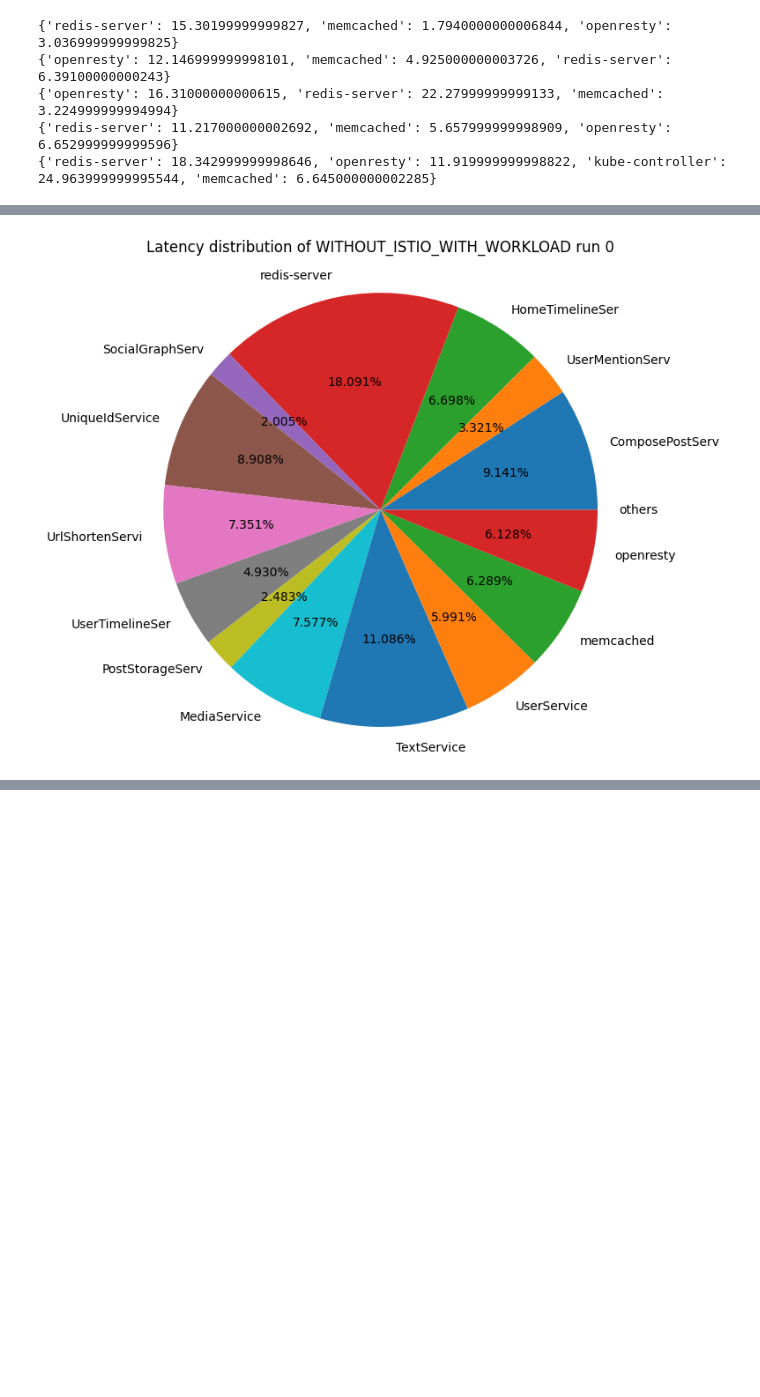
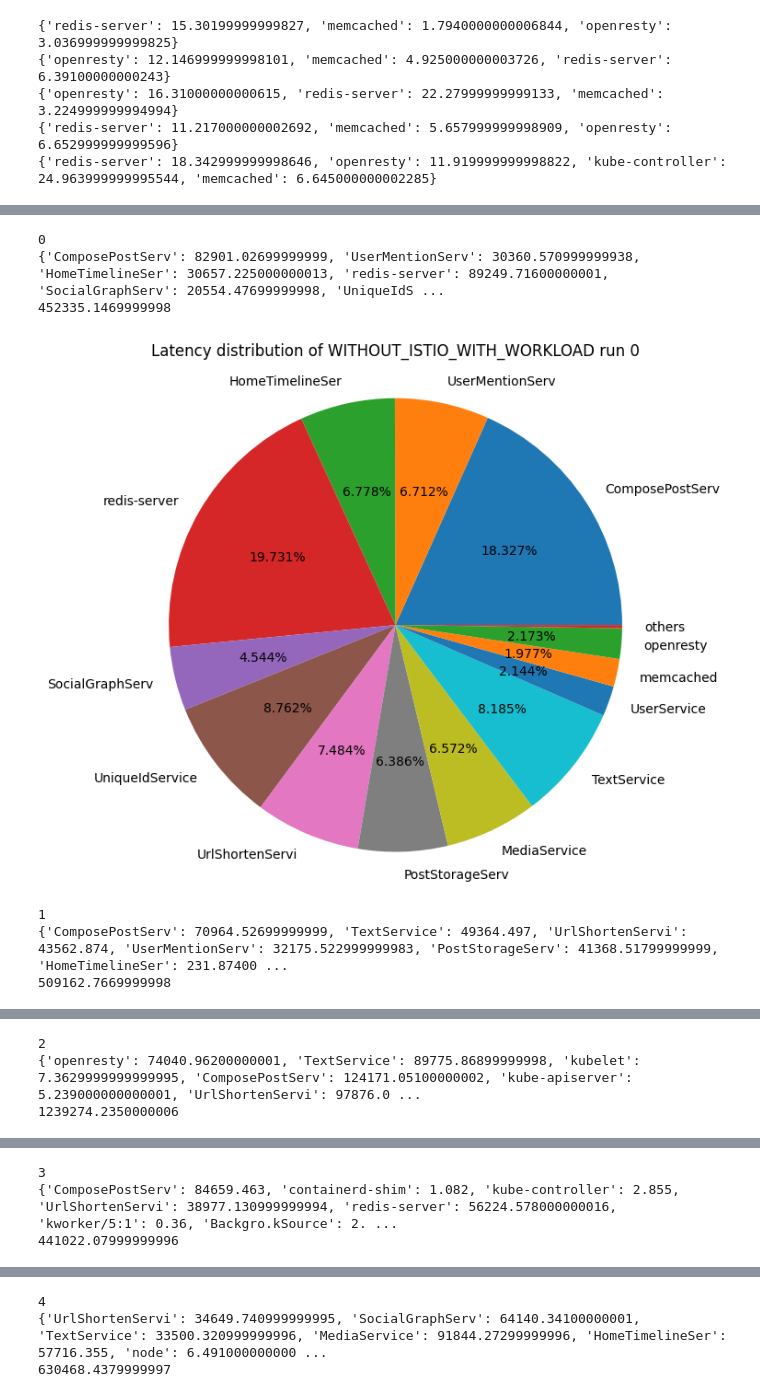
Before and after one commit to SuvigyaJain1/DeathStarBench, a Jupyter notebook: ftrace/scripts/consolidate_runs_01.ipynb, the cells around one changed output, grey strips where cells are left out. Cells and saved outputs as stored; diff of their text form; code cells hidden in the pictures; blank space fills up the shorter version.

```diff
--- a/ftrace/scripts/consolidate_runs_01.ipynb
+++ b/ftrace/scripts/consolidate_runs_01.ipynb
@@ -17,3 +19,7 @@ FUNC_BLACKLIST = {"BLANK", "do_syscall_64()"}
+# %%
+COLOR_MAP={}
+for i in range(len(PROCESSES)):
+    COLOR_MAP[PROCESSES[i]]=COLORS[i]
 # %% [markdown]
 #### Identifying most important functions by count
 # %%
@@ -447,4 +463,5 @@ for latency in latencies:
 # %%
+
 def get_latency_by_pid(run,function=None):
     latency = {}
 
@@ -452,7 +469,7 @@ def get_latency_by_pid(run,function=None):
 
         for call in data:
             function_name = call['function_name']
-            if not function or function_name == function:
+            if (not function or function_name == function) and (function_name not in FUNC_BLACKLIST):
                 latency[pid] = latency.get(pid, 0) + call['time']
 
                 for child in call['children']:
@@ -523,4 +540,26 @@ for i in range(NUM_RUNS):
 * _cond_resched() is another function with most latency, with the services contributing the most being Compose post, User mention and text services. Code that is known to be prone to long loops will, on occasion, call cond_resched() to give the scheduler a chance to run a higher-priority process.
+# %%
+FUNC_BLACKLIST = {"BLANK", "do_syscall_64()"}
+
+def get_latency_by_pid(run,function=None):
+    latency = {}
+
+    def update_latency(pid,data):
+
+        for call in data:
+            function_name = call['function_name']
+            if (not function or function_name == function) and (function_name not in FUNC_BLACKLIST):
+                latency[pid] = latency.get(pid, 0) + call['time']
+                for child in call['children']:
+                    latency[pid] -= child['time']
+
+            update_latency(pid,call['children'])
+
+    for pid,data in run.items():
+        update_latency(pid,data)
+
+
+    return latency
 # %%
 def plot_piechart(counts,title):
     count=counts.copy()
@@ -544,13 +584,35 @@ def plot_piechart(counts,title):
     plt.title(title,pad=100)
     plt.show()
 # %%
+final_latency={}
+counts={}
 for i in range(NUM_RUNS):
+    print(i)
     count={}
     pid_map=get_pid_mapping(f'{WORKLOAD}/{i}.saved_cmdlines')
     latency=(get_latency_by_pid(runs[i]))
+    # print(latency)
     for pid in latency.keys():
         if pid in pid_map:
             count[pid_map[pid]]=count.get(pid_map[pid],0)+latency[pid]
+    print(count)
+    for key,val in count.items():
+        if key in final_latency:
+            final_latency[key]+=val
+            counts[key]+=1
+        else:
+            final_latency[key]=val
+            counts[key]=1
+    # print(count)
     plot_piechart(count,f"Latency distribution of {WORKLOAD} run {i}")
+
+for k,v in final_latency.items():
+    final_latency[k]=(final_latency[k]/counts[k])
 # %% [output]
+0
+{'ComposePostServ': 82901.02699999999, 'UserMentionServ': 30360.570999999938, 'HomeTimelineSer': 30657.225000000013, 'redis-server': 89249.71600000001, 'SocialGraphServ': 20554.47699999998, 'UniqueIdS ...
+452335.1469999998
-[figure, old version]
+[figure, new version]
+1
+{'ComposePostServ': 70964.52699999999, 'TextService': 49364.497, 'UrlShortenServi': 43562.874, 'UserMentionServ': 32175.522999999983, 'PostStorageServ': 41368.51799999999, 'HomeTimelineSer': 231.87400 ...
+509162.7669999998
@@ -557,0 +620,3 @@ for i in range(NUM_RUNS):
+2
+{'openresty': 74040.96200000001, 'TextService': 89775.86899999998, 'kubelet': 7.3629999999999995, 'ComposePostServ': 124171.05100000002, 'kube-apiserver': 5.239000000000001, 'UrlShortenServi': 97876.0 ...
+1239274.2350000006
@@ -558,0 +624,3 @@ for i in range(NUM_RUNS):
+3
+{'ComposePostServ': 84659.463, 'containerd-shim': 1.082, 'kube-controller': 2.855, 'UrlShortenServi': 38977.130999999994, 'redis-server': 56224.578000000016, 'kworker/5:1': 0.36, 'Backgro.kSource': 2. ...
+441022.07999999996
@@ -559,0 +628,3 @@ for i in range(NUM_RUNS):
+4
+{'UrlShortenServi': 34649.740999999995, 'SocialGraphServ': 64140.34100000001, 'TextService': 33500.320999999996, 'MediaService': 91844.27299999996, 'HomeTimelineSer': 57716.355, 'node': 6.491000000000 ...
+630468.4379999997
```
Also changed, not shown: parts of 17 cells of this notebook, 4 other files.
